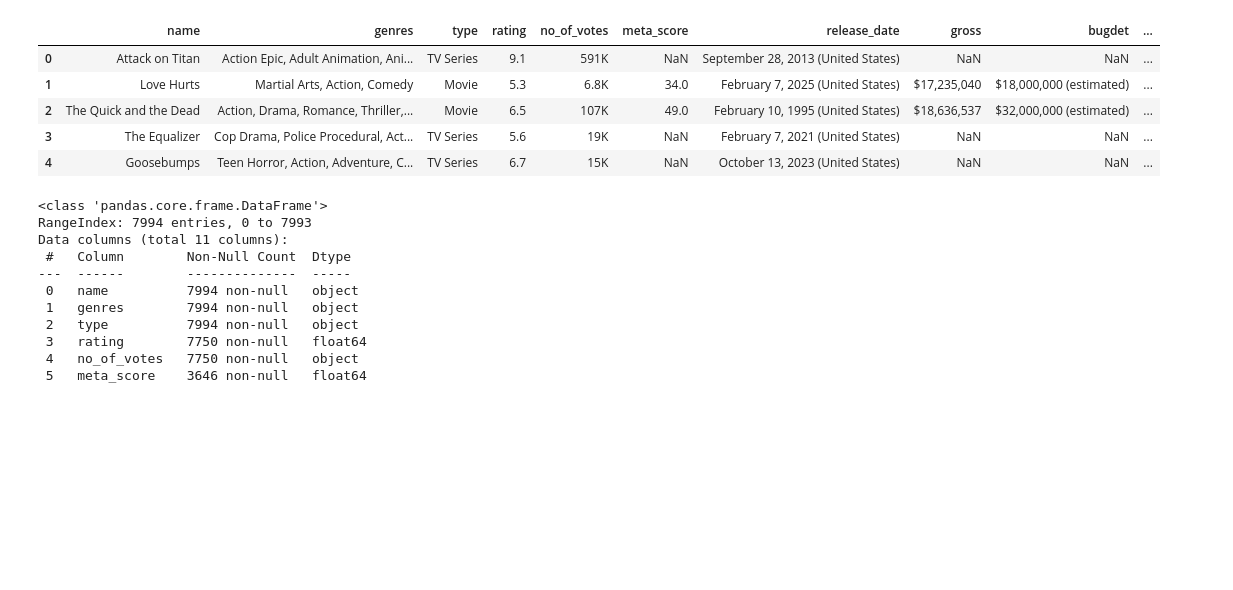
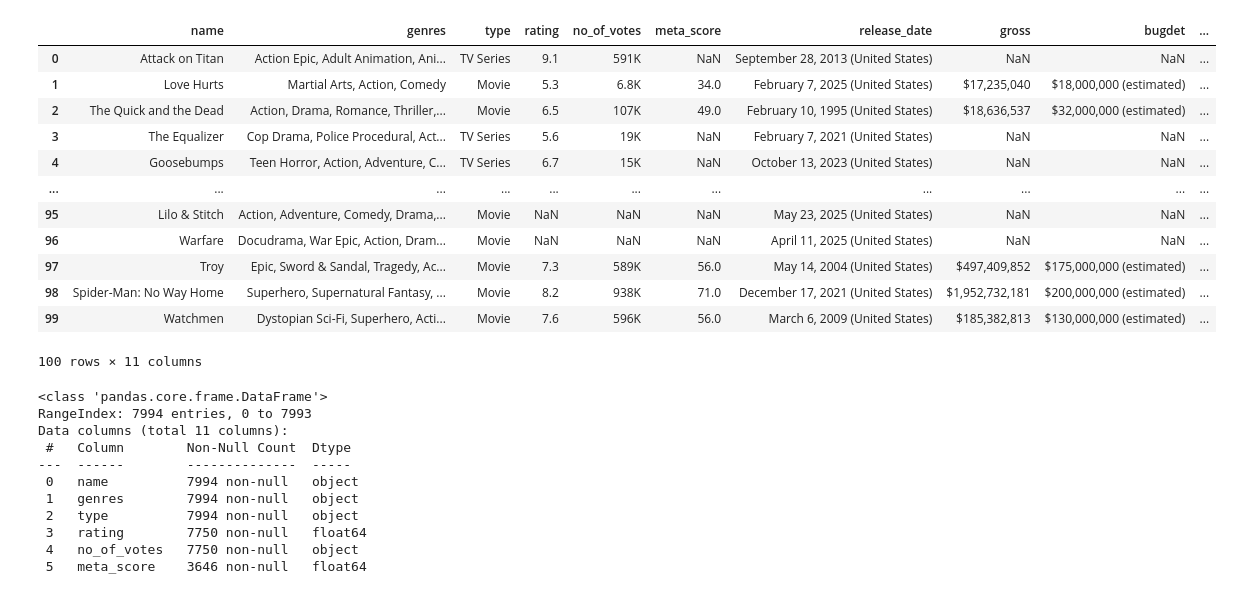
Before and after one commit to phuocnguyen2412/movie-analyst, a Jupyter notebook: data-overview.ipynb, the cells around one changed output. Drawn from its saved outputs; the diff is of its cells as text; code cells hidden in the pictures; blank space fills up the shorter version.

```diff
--- a/data-overview.ipynb
+++ b/data-overview.ipynb
@@ -1,15 +1,24 @@
 # %%
+from audioop import ratecv
+
 import pandas as pd
 
 movie_df = pd.read_csv('movies_data.csv')
-movie_df.head()
+movie_df.head(100)
 # %% [output]
 |  | name | genres | type | rating | no_of_votes | meta_score | release_date | gross | bugdet | ... |
 | 0 | Attack on Titan | Action Epic, Adult Animation, Ani... | TV Series | 9.1 | 591K | NaN | September 28, 2013 (United States) | NaN | NaN | ... |
 | 1 | Love Hurts | Martial Arts, Action, Comedy | Movie | 5.3 | 6.8K | 34.0 | February 7, 2025 (United States) | $17,235,040 | $18,000,000 (estimated) | ... |
 | 2 | The Quick and the Dead | Action, Drama, Romance, Thriller,... | Movie | 6.5 | 107K | 49.0 | February 10, 1995 (United States) | $18,636,537 | $32,000,000 (estimated) | ... |
 | 3 | The Equalizer | Cop Drama, Police Procedural, Act... | TV Series | 5.6 | 19K | NaN | February 7, 2021 (United States) | NaN | NaN | ... |
 | 4 | Goosebumps | Teen Horror, Action, Adventure, C... | TV Series | 6.7 | 15K | NaN | October 13, 2023 (United States) | NaN | NaN | ... |
+| ... | ... | ... | ... | ... | ... | ... | ... | ... | ... | ... |
+| 95 | Lilo & Stitch | Action, Adventure, Comedy, Drama,... | Movie | NaN | NaN | NaN | May 23, 2025 (United States) | NaN | NaN | ... |
+| 96 | Warfare | Docudrama, War Epic, Action, Dram... | Movie | NaN | NaN | NaN | April 11, 2025 (United States) | NaN | NaN | ... |
+| 97 | Troy | Epic, Sword & Sandal, Tragedy, Ac... | Movie | 7.3 | 589K | 56.0 | May 14, 2004 (United States) | $497,409,852 | $175,000,000 (estimated) | ... |
+| 98 | Spider-Man: No Way Home | Superhero, Supernatural Fantasy, ... | Movie | 8.2 | 938K | 71.0 | December 17, 2021 (United States) | $1,952,732,181 | $200,000,000 (estimated) | ... |
+| 99 | Watchmen | Dystopian Sci-Fi, Superhero, Acti... | Movie | 7.6 | 596K | 56.0 | March 6, 2009 (United States) | $185,382,813 | $130,000,000 (estimated) | ... |
+100 rows × 11 columns
 # %%
 movie_df.info()
 # %% [output]
```
Also changed, not shown: parts of 7 cells of this notebook, 3 other files.
